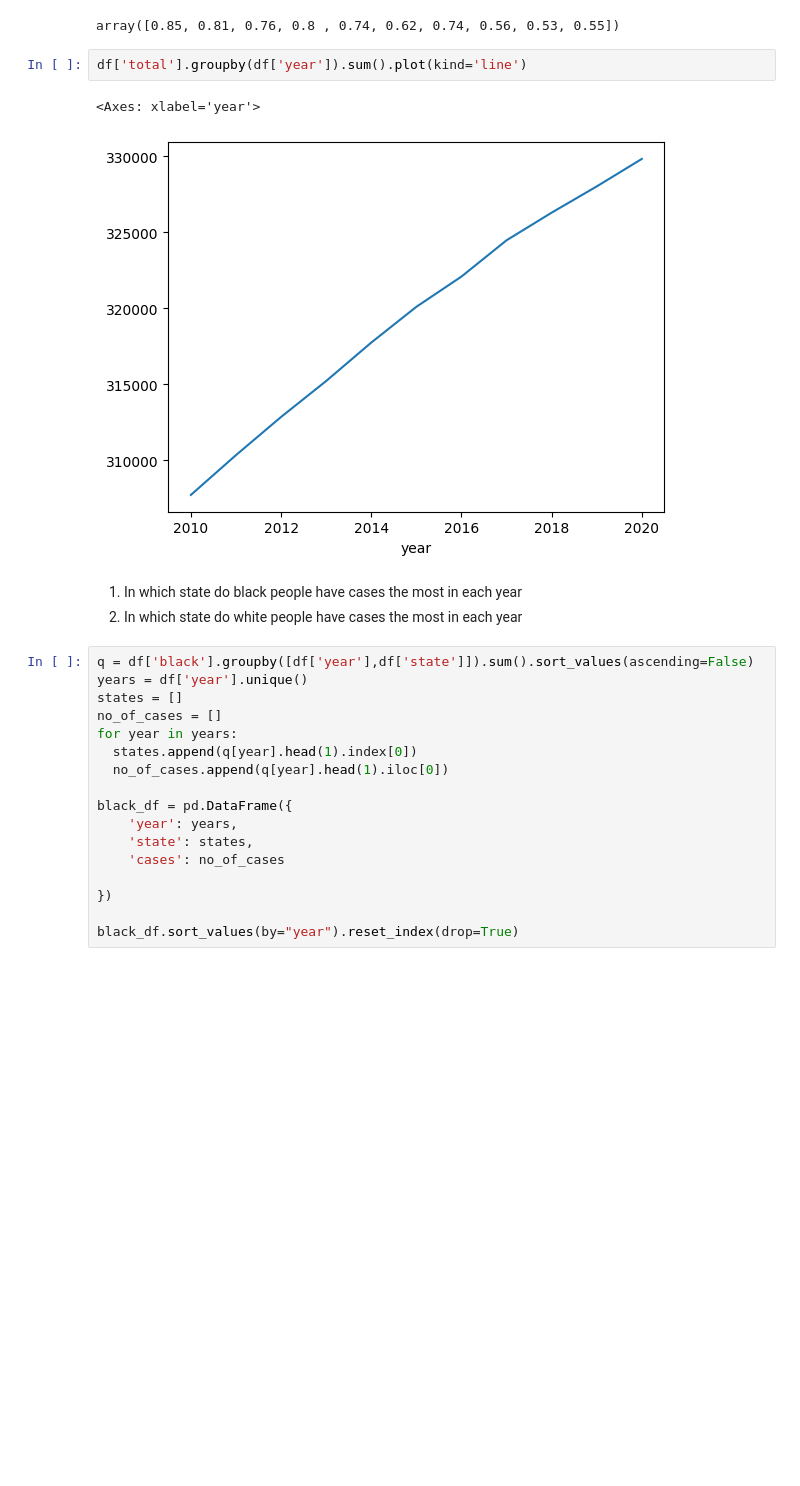
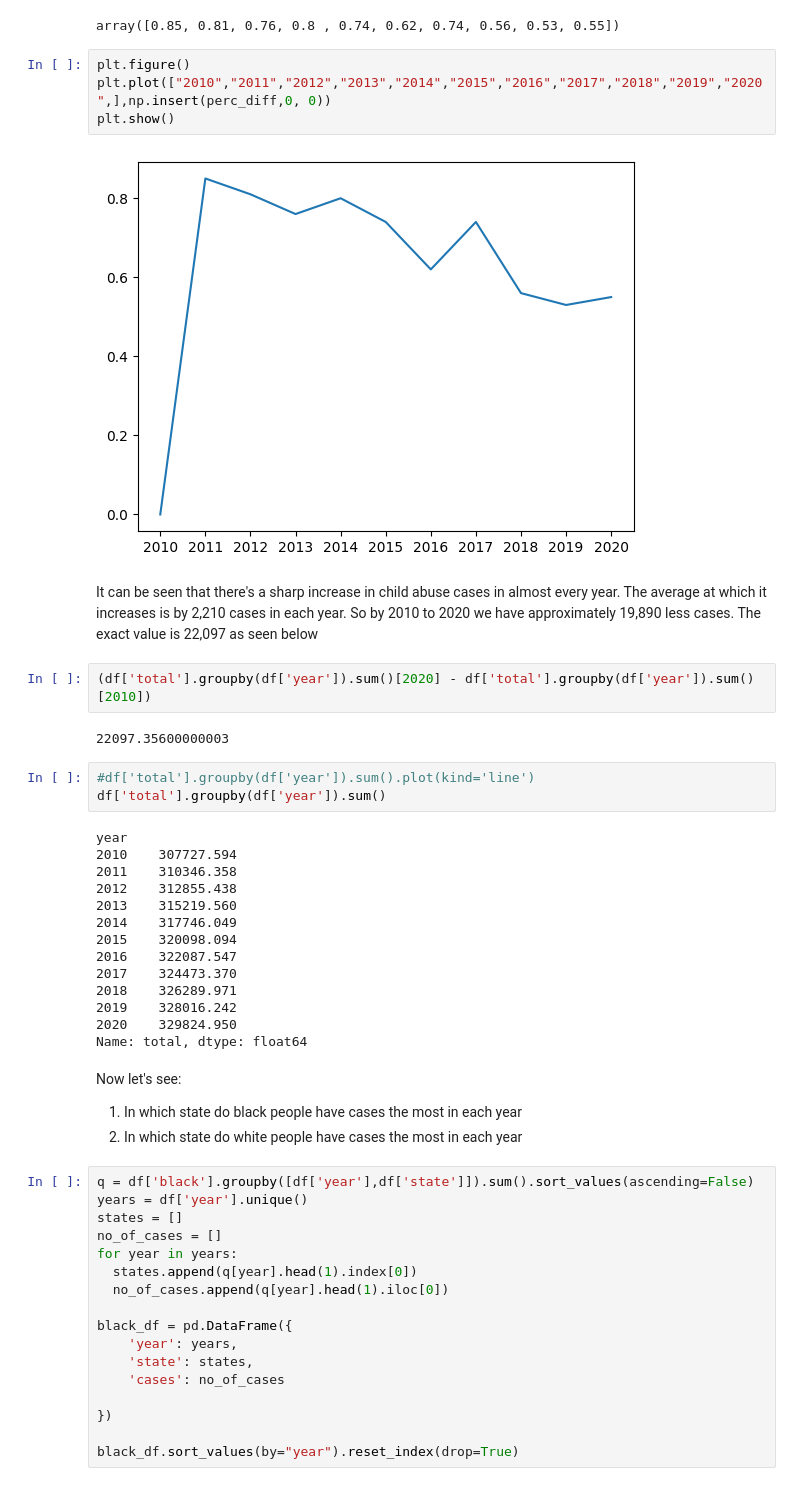
Before and after one commit to abdool-sp/Data-Analyst-Portfolio, a Jupyter notebook: Child_Abuse.ipynb, the cells around one changed output. Saved outputs shown, nothing was run; the diff lists cells and outputs as text; blank space fills up the shorter version.

```diff
--- a/Child_Abuse.ipynb
+++ b/Child_Abuse.ipynb
@@ -138,14 +184,38 @@ Each year from 2010 to 2019, Child abuse cases increases averagely by 0.7 percen
 perc_diff
 # %% [output]
 array([0.85, 0.81, 0.76, 0.8 , 0.74, 0.62, 0.74, 0.56, 0.53, 0.55])
+# %%
+plt.figure()
+plt.plot(["2010","2011","2012","2013","2014","2015","2016","2017","2018","2019","2020",],np.insert(perc_diff,0, 0))
+plt.show()
+# %% [output]
+[figure, added]
+# %% [markdown]
+It can be seen that there's a sharp increase in child abuse cases in almost every year. The average at which it increases is by 2,210 cases in each year. So by 2010 to 2020 we have approximately 19,890 less cases. The exact value is 22,097 as seen below
+# %%
+(df['total'].groupby(df['year']).sum()[2020] - df['total'].groupby(df['year']).sum()[2010])
+# %% [output]
+22097.35600000003
 # %%
-df['total'].groupby(df['year']).sum().plot(kind='line')
+#df['total'].groupby(df['year']).sum().plot(kind='line')
+df['total'].groupby(df['year']).sum()
 # %% [output]
-<Axes: xlabel='year'>
+year
+2010    307727.594
+2011    310346.358
+2012    312855.438
+2013    315219.560
+2014    317746.049
+2015    320098.094
+2016    322087.547
+2017    324473.370
+2018    326289.971
+2019    328016.242
+2020    329824.950
+Name: total, dtype: float64
-[figure, removed]
 # %% [markdown]
 
-
+Now let's see:
 1.   In which state do black people have cases the most in each year
 2.   In which state do white people have cases the most in each year
 # %%
```
Also changed, not shown: parts of 10 cells of this notebook.
